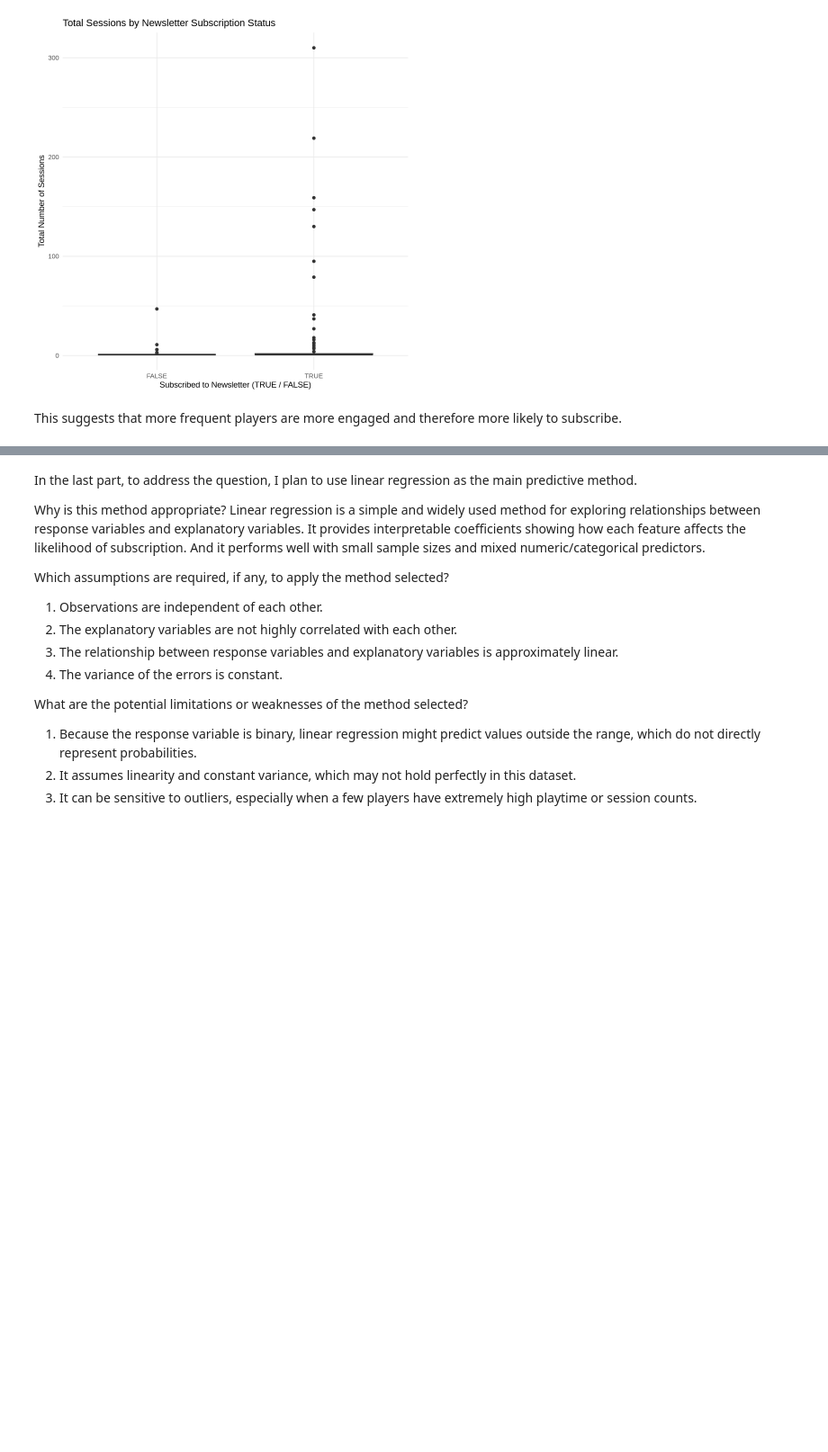
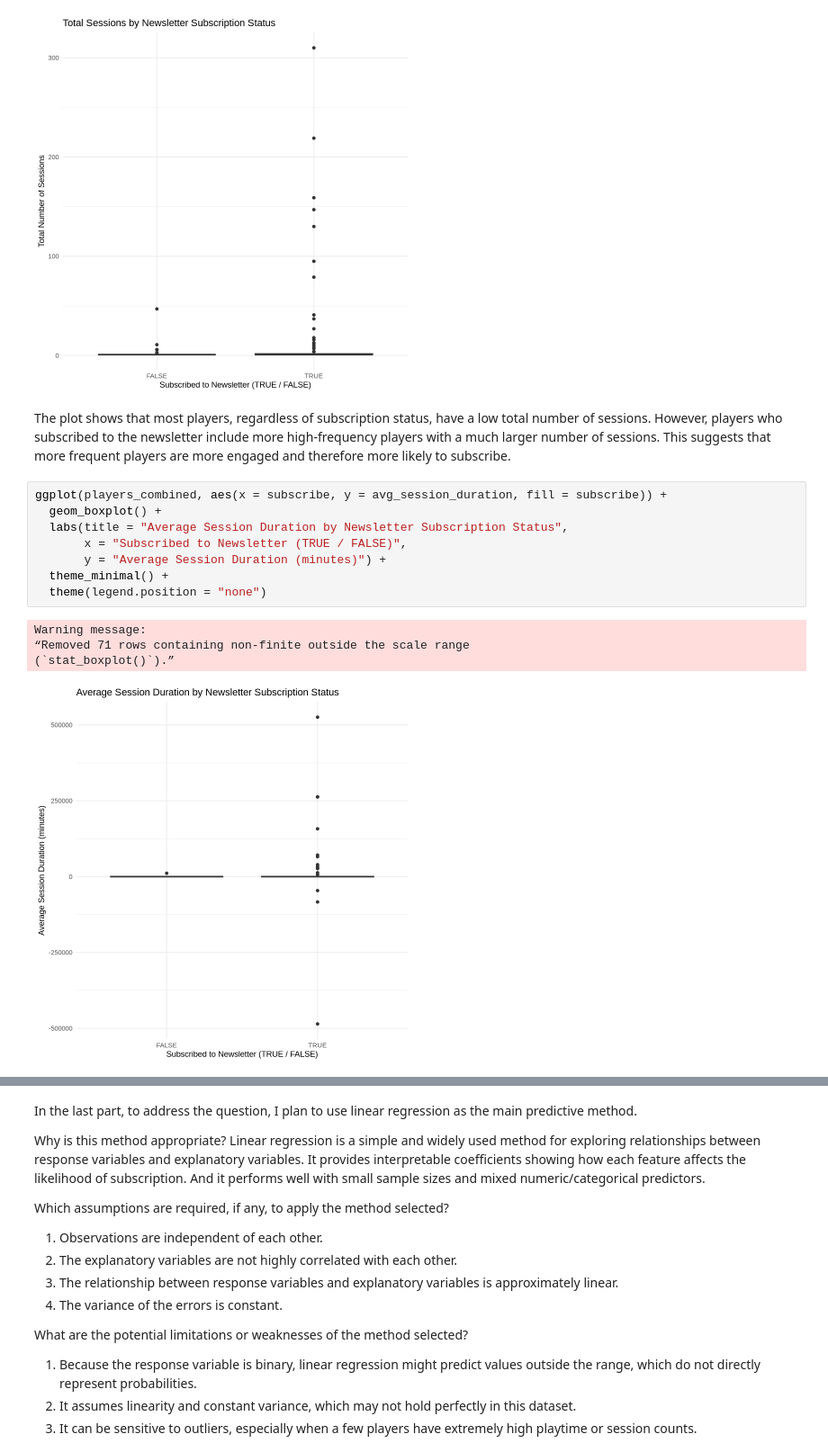
Before and after one commit to suyimeng-arch/dsci100individual, a Jupyter notebook: Untitled.ipynb, the cells around one changed output, grey strips where cells are left out. Shown at 90% size. Drawn from its saved outputs; the diff is of its cells as text; blank space fills up the shorter version.

Commit message:
Average Session Duration by newsletter subscription status

```diff
--- a/Untitled.ipynb
+++ b/Untitled.ipynb
@@ -134,4 +134,17 @@ Warning message:
 (`stat_boxplot()`).”
 [figure]
 # %% [markdown]
-This suggests that more frequent players are more engaged and therefore more likely to subscribe.
+The plot shows that most players, regardless of subscription status, have a low total number of sessions. However, players who subscribed to the newsletter include more high-frequency players with a much larger number of sessions. This suggests that more frequent players are more engaged and therefore more likely to subscribe.
+# %%
+ggplot(players_combined, aes(x = subscribe, y = avg_session_duration, fill = subscribe)) +
+  geom_boxplot() +
+  labs(title = "Average Session Duration by Newsletter Subscription Status",
+       x = "Subscribed to Newsletter (TRUE / FALSE)",
+       y = "Average Session Duration (minutes)") +
+  theme_minimal() +
+  theme(legend.position = "none")
+# %% [output]
+Warning message:
+“Removed 71 rows containing non-finite outside the scale range
+(`stat_boxplot()`).”
+[figure, added]
```
Also changed, not shown: parts of 1 cell of this notebook.
